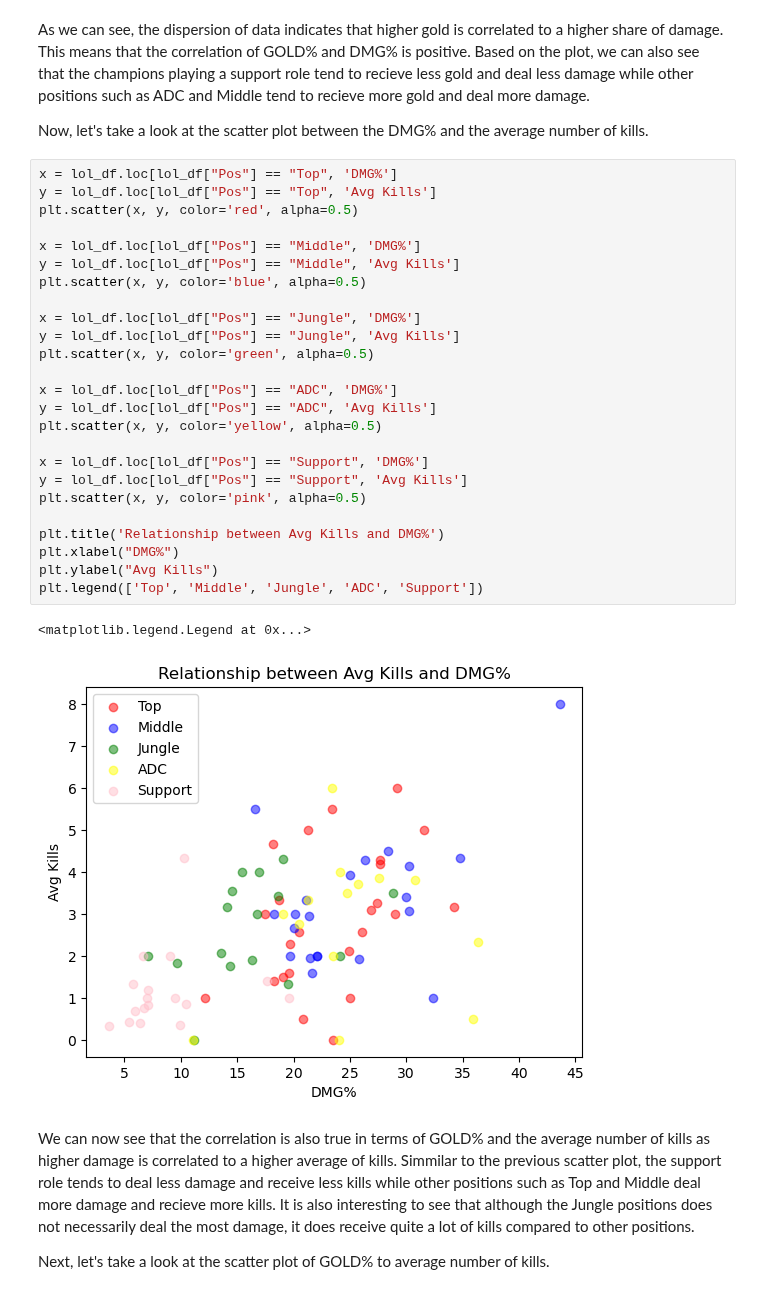
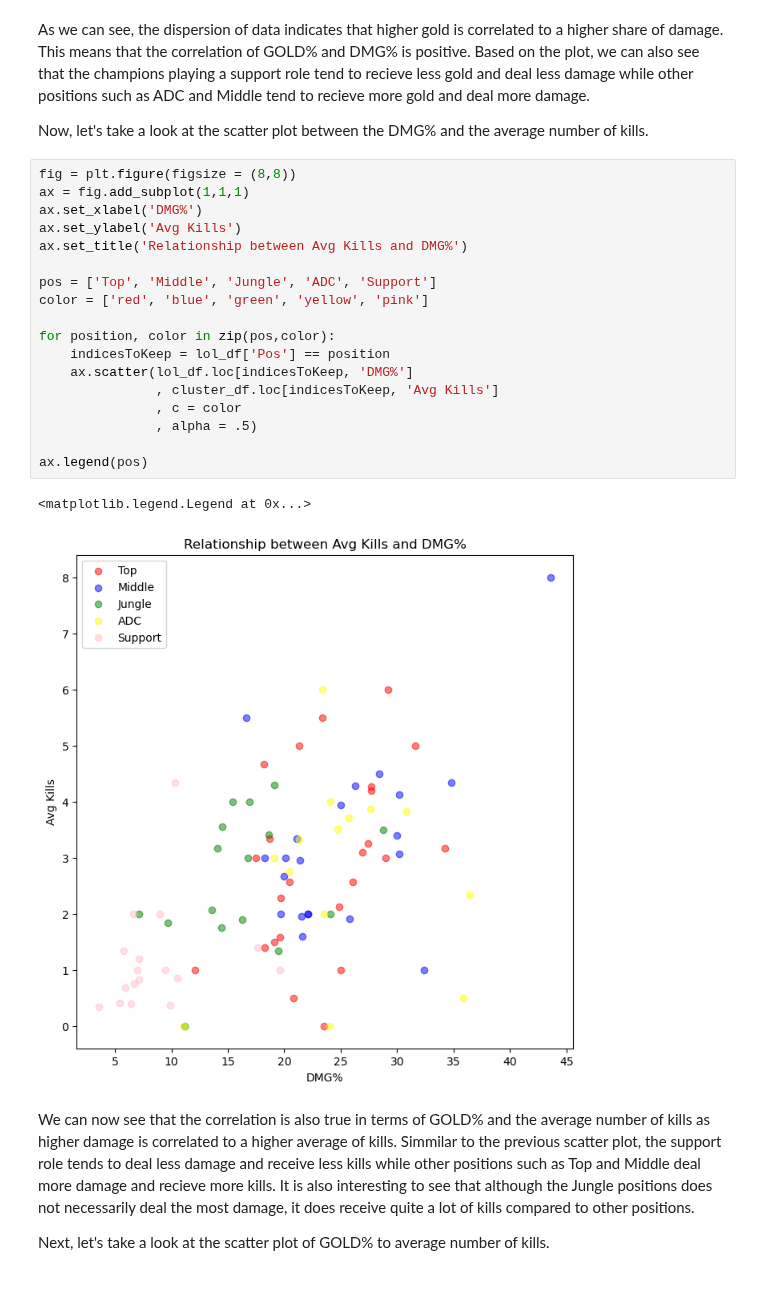
Before and after one commit to Joseph-Ano/League-of-Legends-dataset-visualization, a Jupyter notebook: S13 MCO1 Group8.ipynb, the cells around one changed output. Saved outputs shown, nothing was run; the diff lists cells and outputs as text.

```diff
--- a/S13 MCO1 Group8.ipynb
+++ b/S13 MCO1 Group8.ipynb
@@ -303,33 +296,26 @@ As we can see, the dispersion of data indicates that higher gold is correlated t
 
 Now, let's take a look at the scatter plot between the DMG% and the average number of kills.
 # %%
-x = lol_df.loc[lol_df["Pos"] == "Top", 'DMG%']
-y = lol_df.loc[lol_df["Pos"] == "Top", 'Avg Kills']
-plt.scatter(x, y, color='red', alpha=0.5)
+fig = plt.figure(figsize = (8,8))
+ax = fig.add_subplot(1,1,1)
+ax.set_xlabel('DMG%')
+ax.set_ylabel('Avg Kills')
+ax.set_title('Relationship between Avg Kills and DMG%')
 
-x = lol_df.loc[lol_df["Pos"] == "Middle", 'DMG%']
-y = lol_df.loc[lol_df["Pos"] == "Middle", 'Avg Kills']
-plt.scatter(x, y, color='blue', alpha=0.5)
+pos = ['Top', 'Middle', 'Jungle', 'ADC', 'Support']
+color = ['red', 'blue', 'green', 'yellow', 'pink']
 
-x = lol_df.loc[lol_df["Pos"] == "Jungle", 'DMG%']
-y = lol_df.loc[lol_df["Pos"] == "Jungle", 'Avg Kills']
-plt.scatter(x, y, color='green', alpha=0.5)
+for position, color in zip(pos,color):
+    indicesToKeep = lol_df['Pos'] == position
+    ax.scatter(lol_df.loc[indicesToKeep, 'DMG%']
+               , cluster_df.loc[indicesToKeep, 'Avg Kills']
+               , c = color
+               , alpha = .5)
 
-x = lol_df.loc[lol_df["Pos"] == "ADC", 'DMG%']
-y = lol_df.loc[lol_df["Pos"] == "ADC", 'Avg Kills']
-plt.scatter(x, y, color='yellow', alpha=0.5)
-
-x = lol_df.loc[lol_df["Pos"] == "Support", 'DMG%']
-y = lol_df.loc[lol_df["Pos"] == "Support", 'Avg Kills']
-plt.scatter(x, y, color='pink', alpha=0.5)
-
-plt.title('Relationship between Avg Kills and DMG%')
-plt.xlabel("DMG%")
-plt.ylabel("Avg Kills")
-plt.legend(['Top', 'Middle', 'Jungle', 'ADC', 'Support'])
+ax.legend(pos)
 # %% [output]
 <matplotlib.legend.Legend at 0x...>
-[figure, old version]
+[figure, new version]
 # %% [markdown]
 We can now see that the correlation is also true in terms of GOLD% and the average number of kills as higher damage is correlated to a higher average of kills. Simmilar to the previous scatter plot, the support role tends to deal less damage and receive less kills while other positions such as Top and Middle deal more damage and recieve more kills. It is also interesting to see that although the Jungle positions does not necessarily deal the most damage, it does receive quite a lot of kills compared to other positions.
 
```
Also changed, not shown: parts of 15 cells of this notebook.
